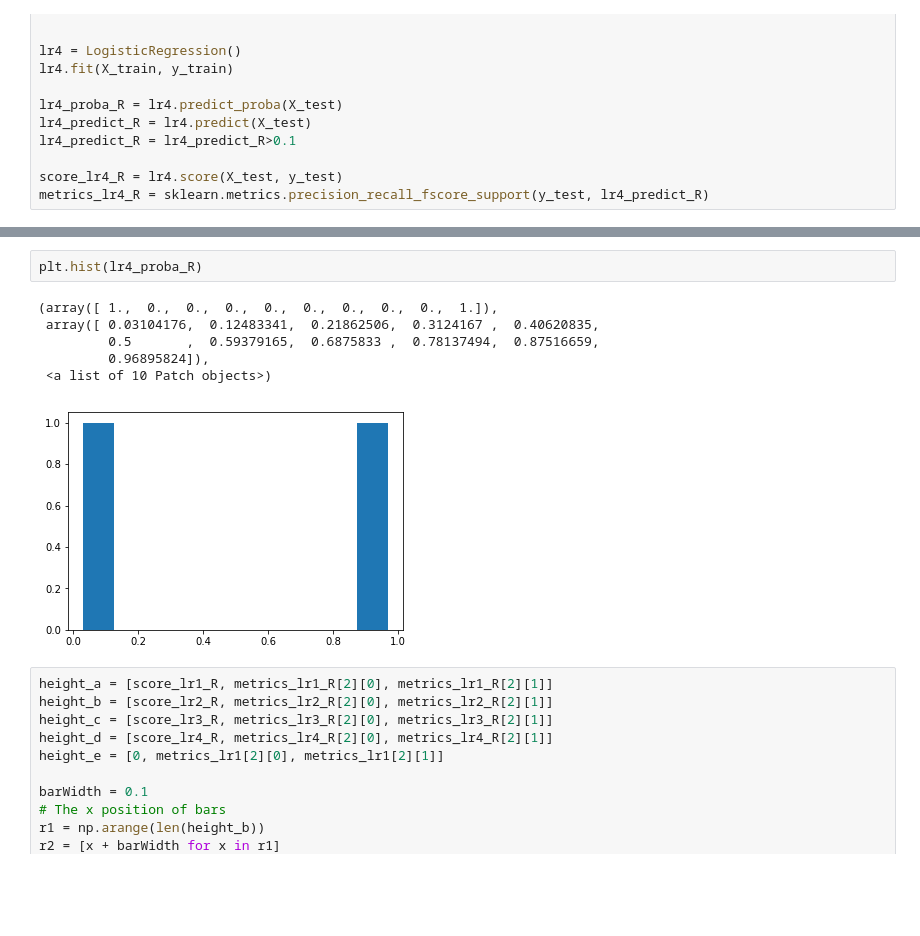
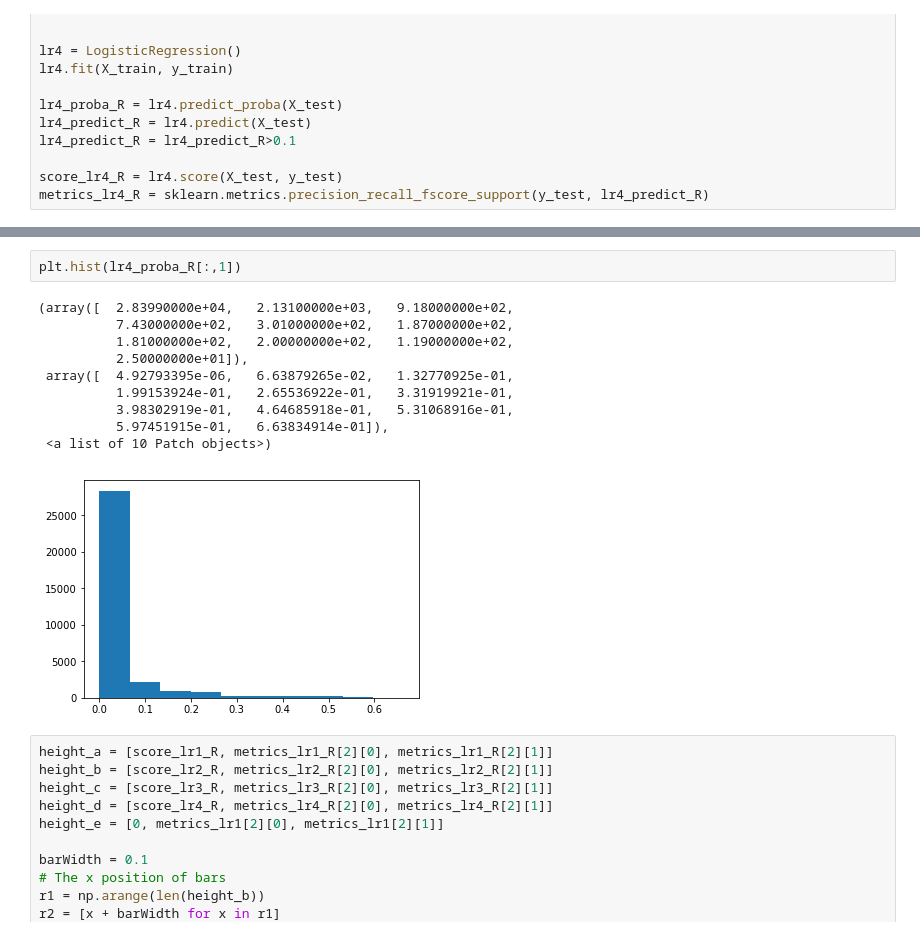
Before and after one commit to celiaberon/mouse_bandit, a Jupyter notebook: jupyter_notebooks/working/lateral-logreg-pd.ipynb, the cells around one changed output, grey strips where cells are left out. Drawn from its saved outputs; the diff is of its cells as text; blank space fills up the shorter version.

```diff
--- a/jupyter_notebooks/working/lateral-logreg-pd.ipynb
+++ b/jupyter_notebooks/working/lateral-logreg-pd.ipynb
@@ -263,12 +243,16 @@ array([[  9.86542023e-01,   1.34579765e-02],
 # %%
-plt.hist(lr4_proba_R)
+plt.hist(lr4_proba_R[:,1])
 # %% [output]
-(array([ 1.,  0.,  0.,  0.,  0.,  0.,  0.,  0.,  0.,  1.]),
- array([ 0.03104176,  0.12483341,  0.21862506,  0.3124167 ,  0.40620835,
-         0.5       ,  0.59379165,  0.6875833 ,  0.78137494,  0.87516659,
-         0.96895824]),
+(array([  2.83990000e+04,   2.13100000e+03,   9.18000000e+02,
+          7.43000000e+02,   3.01000000e+02,   1.87000000e+02,
+          1.81000000e+02,   2.00000000e+02,   1.19000000e+02,
+          2.50000000e+01]),
+ array([  4.92793395e-06,   6.63879265e-02,   1.32770925e-01,
+          1.99153924e-01,   2.65536922e-01,   3.31919921e-01,
+          3.98302919e-01,   4.64685918e-01,   5.31068916e-01,
+          5.97451915e-01,   6.63834914e-01]),
  <a list of 10 Patch objects>)
-[figure, old version]
+[figure, new version]
 # %%
 height_a = [score_lr1_R, metrics_lr1_R[2][0], metrics_lr1_R[2][1]]
 height_b = [score_lr2_R, metrics_lr2_R[2][0], metrics_lr2_R[2][1]]
```
Also changed, not shown: parts of 1 cell of this notebook.
